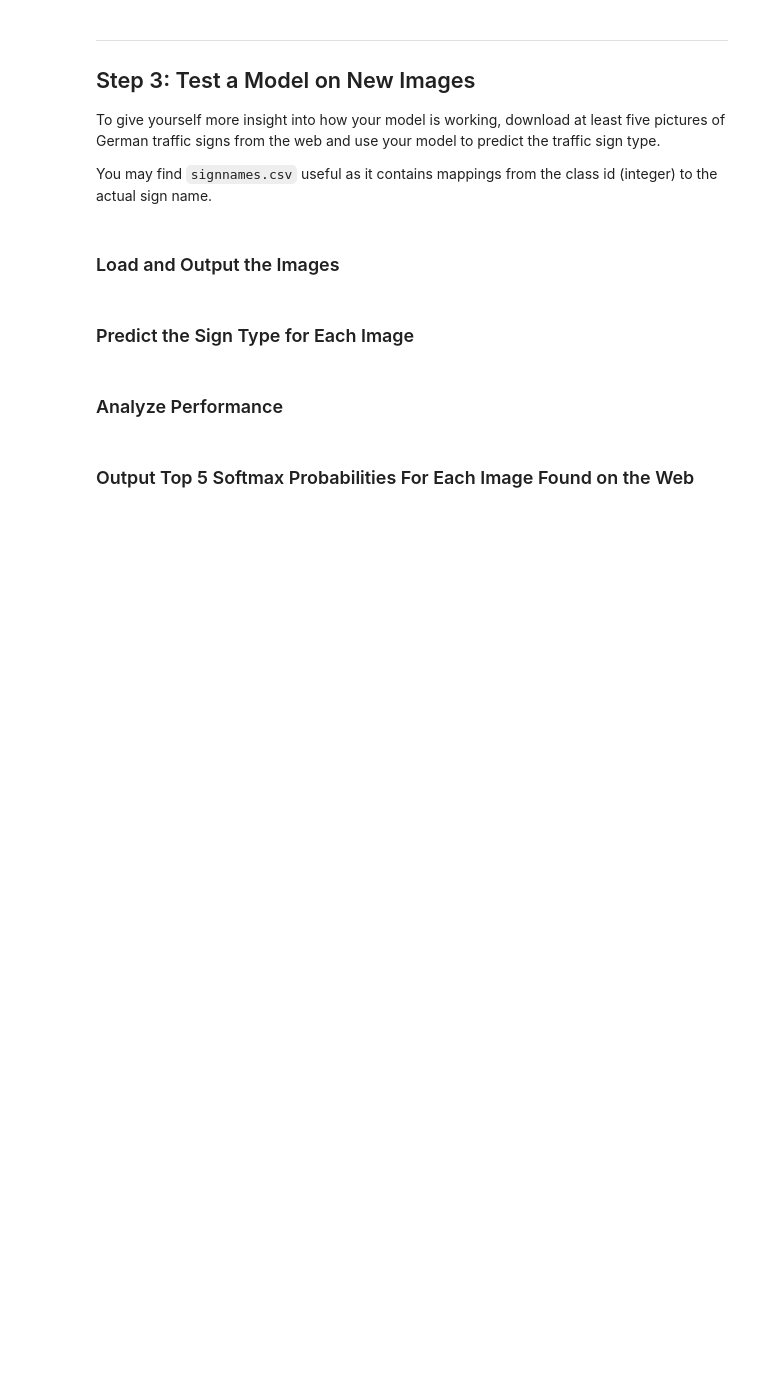
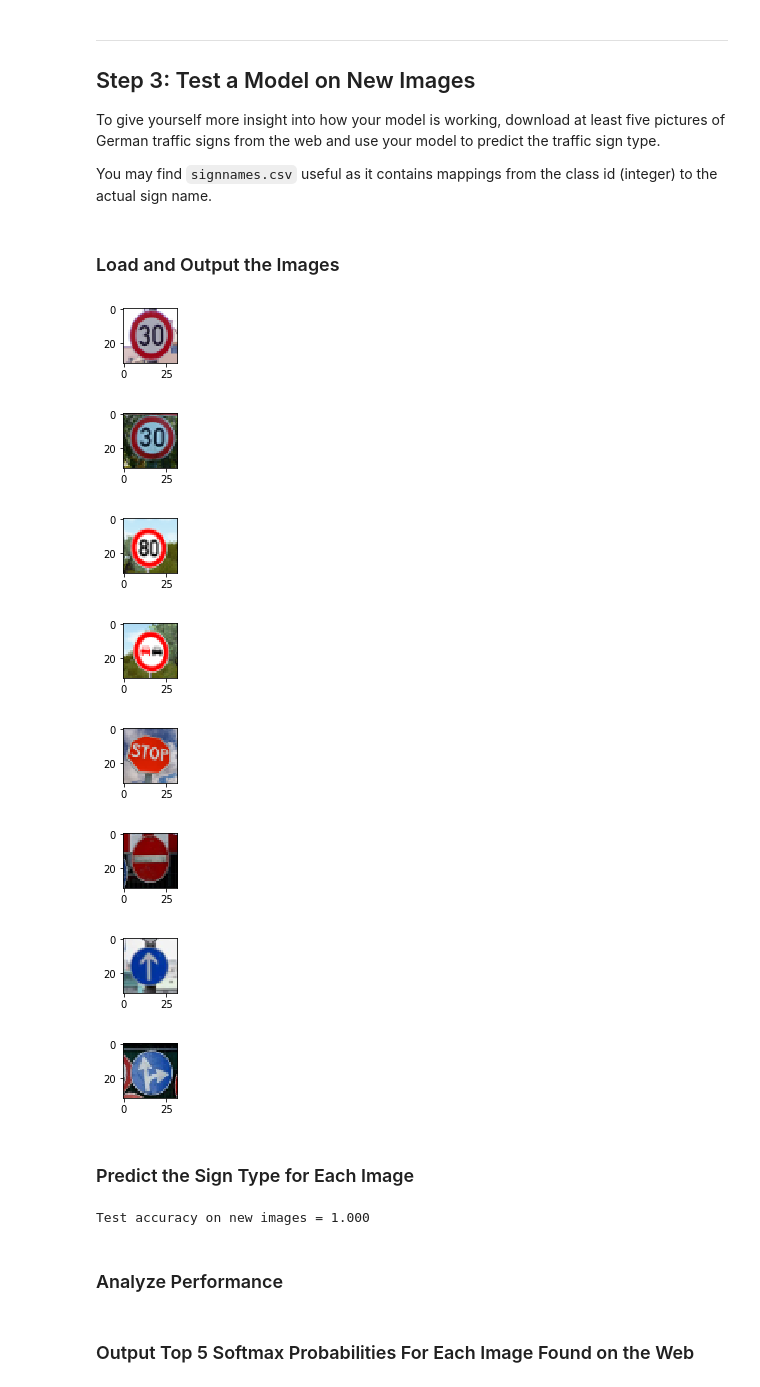
Before and after one commit to mwolfram/CarND-Traffic-Sign-Classifier-Project-mwolfram, a Jupyter notebook: Traffic_Sign_Classifier.ipynb, the cells around one changed output. Cells and saved outputs as stored; diff of their text form; code cells hidden in the pictures; blank space fills up the shorter version.

```diff
--- a/Traffic_Sign_Classifier.ipynb
+++ b/Traffic_Sign_Classifier.ipynb
@@ -310,9 +325,54 @@ You may find `signnames.csv` useful as it contains mappings from the class id (i
+# %%
+### Load the images and plot them here.
+### Feel free to use as many code cells as needed.
+import scipy
+from PIL import Image
+
+def read_png_and_copy_to_dataset(path, dataset):
+    image_rgb_pil = Image.open(path).convert('RGB')
+    image_rgb = np.asarray(image_rgb_pil)
+    print_image(image_rgb)
+    np.copyto(dataset, image_rgb, casting='unsafe')
+
+X_own_test = np.ndarray((8, 32, 32, 3))
+y_own_test = np.array([1, 1, 5, 9, 14, 17, 35, 36])
+
+read_png_and_copy_to_dataset("signs_small/1_speed_limit_30_2_32x32.png", X_own_test[0])
+read_png_and_copy_to_dataset("signs_small/1_speed_limit_30_32x32.png", X_own_test[1])
+read_png_and_copy_to_dataset("signs_small/5_speed_limit_80_32x32.PNG", X_own_test[2])
+read_png_and_copy_to_dataset("signs_small/9_no_passing_32x32.PNG", X_own_test[3])
+read_png_and_copy_to_dataset("signs_small/14_stop_32x32.PNG", X_own_test[4])
+read_png_and_copy_to_dataset("signs_small/17_no_entry_32x32.PNG", X_own_test[5])
+read_png_and_copy_to_dataset("signs_small/35_ahead_only_32x32.PNG", X_own_test[6])
+read_png_and_copy_to_dataset("signs_small/36_go_straight_or_right_32x32.PNG", X_own_test[7])
+# %% [output]
+[figure, added]
+[figure, added]
+[figure, added]
+[figure, added]
+[figure, added]
+[figure, added]
+[figure, added]
+[figure, added]
 # %% [markdown]
 ### Predict the Sign Type for Each Image
 # %%
 ### Run the predictions here and use the model to output the prediction for each image.
 ### Make sure to pre-process the images with the same pre-processing pipeline used earlier.
 ### Feel free to use as many code cells as needed.
+saver = tf.train.Saver()
+with tf.Session() as sess:
+    saver.restore(sess, "./Traffic_Signs_LeNet_Greyscale_Normalized_after_epoch_17")
+    #validation_accuracy = evaluate(X_valid, y_valid)
+    #print("Validation accuracy = {:.3f}".format(validation_accuracy))
+
+    #validation_accuracy = evaluate(X_test, y_test)
+    #print("Test accuracy = {:.3f}".format(validation_accuracy))
+
+    validation_accuracy = evaluate(X_own_test, y_own_test)
+    print("Test accuracy on new images = {:.3f}".format(validation_accuracy))
+# %% [output]
+Test accuracy on new images = 1.000
 # %% [markdown]
 ### Analyze Performance
 # %%
```
Also changed, not shown: parts of 7 cells of this notebook, 8 other files.
